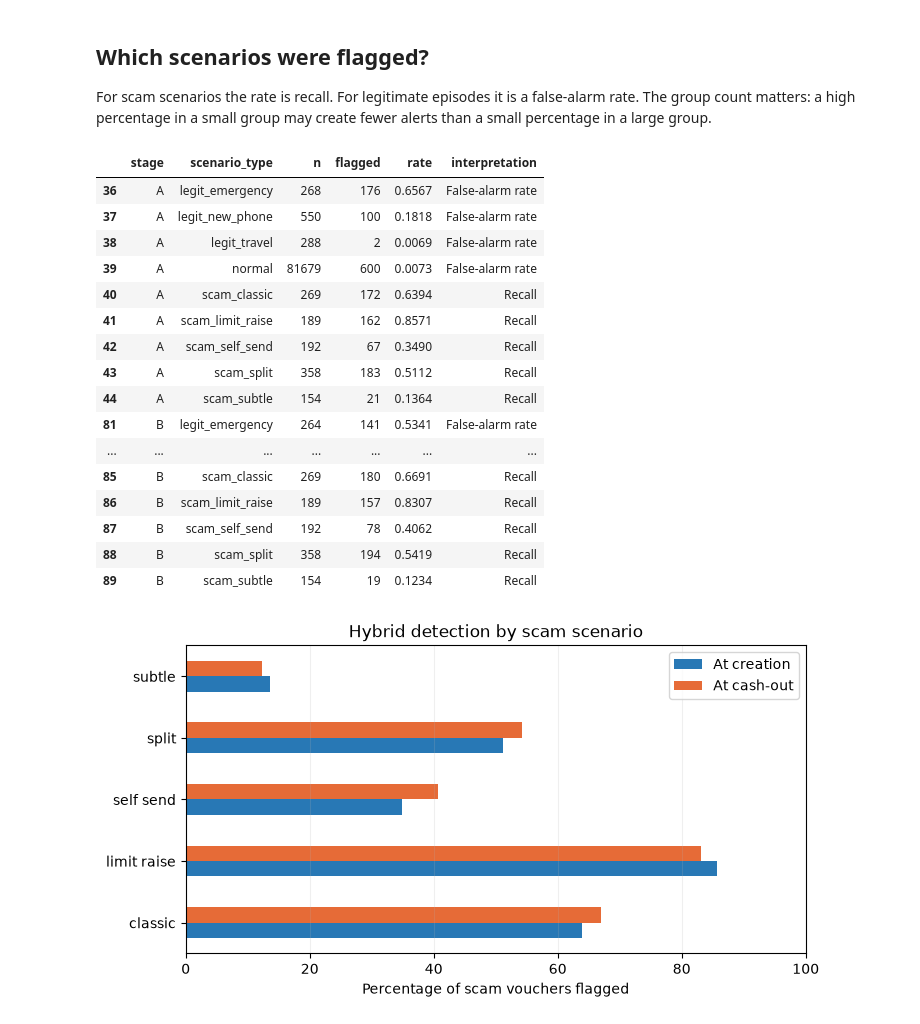
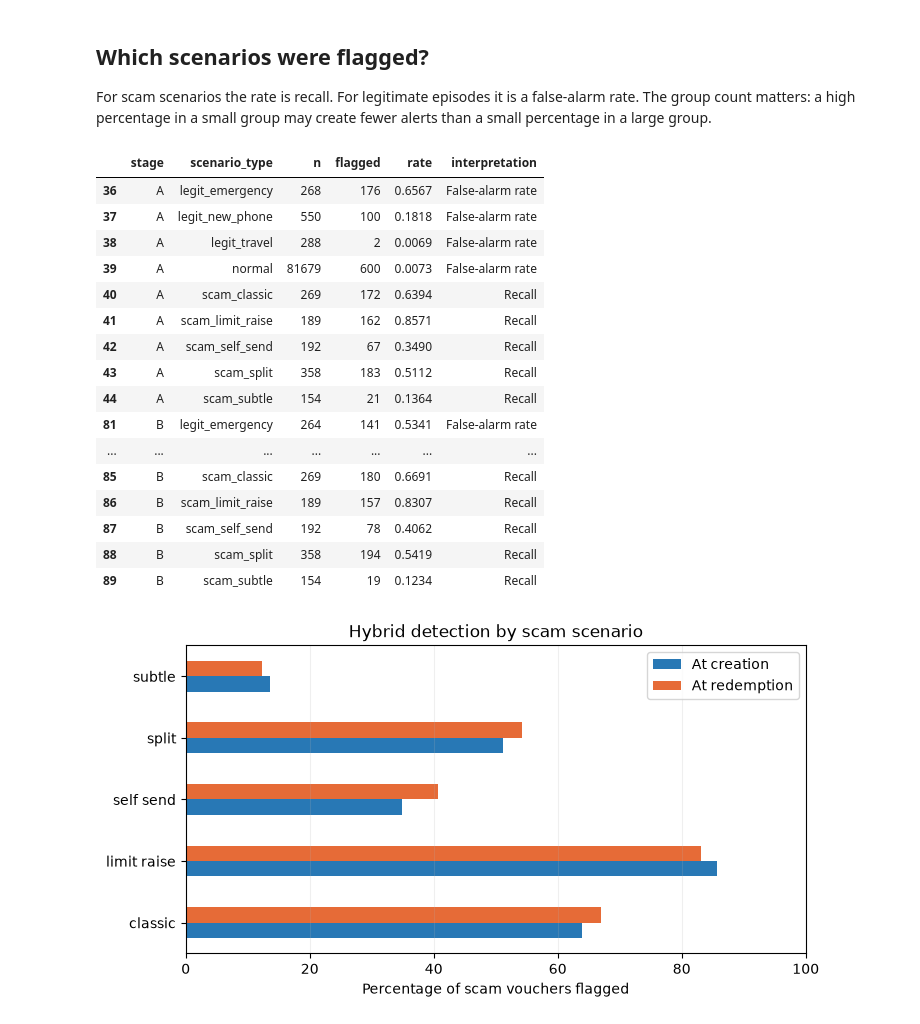
Before and after one commit to Yeshlen/Research, a Jupyter notebook: notebooks/03_results_and_dashboard.ipynb, the cells around one changed output. Drawn from its saved outputs; the diff is of its cells as text; code cells hidden in the pictures.

```diff
--- a/notebooks/03_results_and_dashboard.ipynb
+++ b/notebooks/03_results_and_dashboard.ipynb
@@ -121,34 +121,34 @@ For scam scenarios the rate is recall. For legitimate episodes it is a false-ala
 # %%
 hybrid_scenarios = scenarios[scenarios.model == "Hybrid"]
 display(hybrid_scenarios[["stage", "scenario_type", "n", "flagged", "rate", "interpretation"]].round(4))
 scam = hybrid_scenarios[hybrid_scenarios.scenario_type.str.startswith("scam_")]
 recall = scam.pivot(index="scenario_type", columns="stage", values="rate") * 100
 recall.index = recall.index.str.replace("scam_", "").str.replace("_", " ")
-recall.columns = ["At creation", "At cash-out"]
+recall.columns = ["At creation", "At redemption"]
 fig, ax = plt.subplots(figsize=(8,4))
 recall.plot.barh(ax=ax, color=["#2878B5", "#E66B37"])
 ax.set(xlabel="Percentage of scam vouchers flagged", ylabel="", xlim=(0,100), title="Hybrid detection by scam scenario")
 ax.grid(axis="x", alpha=.2)
 save_figure(fig, FIGURES, "scenario_recall")
 plt.show()
 # %% [output]
 |  | stage | scenario_type | n | flagged | rate | interpretation |
 | 36 | A | legit_emergency | 268 | 176 | 0.6567 | False-alarm rate |
 | 37 | A | legit_new_phone | 550 | 100 | 0.1818 | False-alarm rate |
 | 38 | A | legit_travel | 288 | 2 | 0.0069 | False-alarm rate |
 | 39 | A | normal | 81679 | 600 | 0.0073 | False-alarm rate |
 | 40 | A | scam_classic | 269 | 172 | 0.6394 | Recall |
 | 41 | A | scam_limit_raise | 189 | 162 | 0.8571 | Recall |
 | 42 | A | scam_self_send | 192 | 67 | 0.3490 | Recall |
 | 43 | A | scam_split | 358 | 183 | 0.5112 | Recall |
 | 44 | A | scam_subtle | 154 | 21 | 0.1364 | Recall |
 | 81 | B | legit_emergency | 264 | 141 | 0.5341 | False-alarm rate |
 | ... | ... | ... | ... | ... | ... | ... |
 | 85 | B | scam_classic | 269 | 180 | 0.6691 | Recall |
 | 86 | B | scam_limit_raise | 189 | 157 | 0.8307 | Recall |
 | 87 | B | scam_self_send | 192 | 78 | 0.4062 | Recall |
 | 88 | B | scam_split | 358 | 194 | 0.5419 | Recall |
 | 89 | B | scam_subtle | 154 | 19 | 0.1234 | Recall |
-[figure, old version]
+[figure, new version]
 # %% [markdown]
 ## Read the result carefully
```
Also changed, not shown: parts of 3 cells of this notebook, 36 other files.
